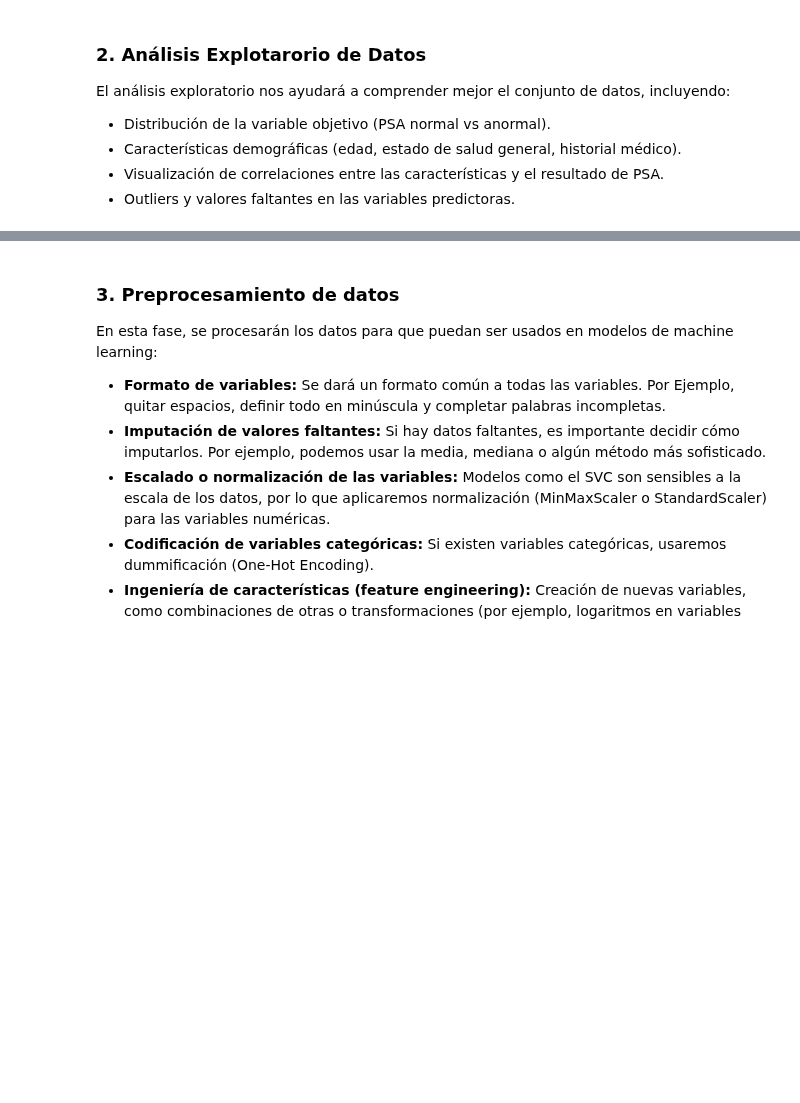
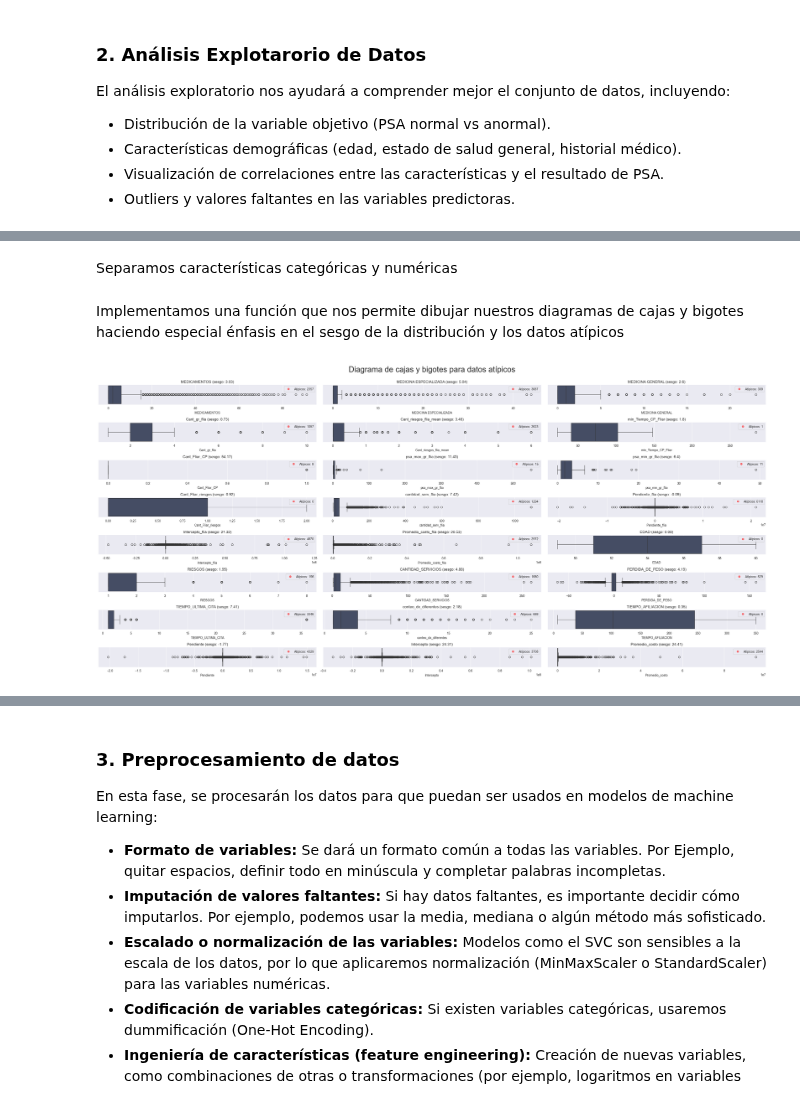
Before and after one commit to alfa7g7/Fundamentos-analitica-II, a Jupyter notebook: UNIDAD II/Proyecto final PSA/proyecto-psa.ipynb, the cells around one changed output, grey strips where cells are left out. Cells and saved outputs as stored; diff of their text form; code cells hidden in the pictures; blank space fills up the shorter version.

```diff
--- a/UNIDAD II/Proyecto final PSA/proyecto-psa.ipynb
+++ b/UNIDAD II/Proyecto final PSA/proyecto-psa.ipynb
@@ -179,3 +179,8 @@ El análisis exploratorio nos ayudará a comprender mejor el conjunto de datos,
 - Características demográficas (edad, estado de salud general, historial médico).
 - Visualización de correlaciones entre las características y el resultado de PSA.
 - Outliers y valores faltantes en las variables predictoras.
+# %%
+# Revisamos las dimensiones del conjunto de datos
+rows, col = df_train.shape
+print ("Dimensiones del conjunto de datos: {}" . format (df_train.shape))
+print ('Filas:', rows, '\nColumnas:', col)
@@ -201,0 +297,32 @@ memory usage: 8.3+ MB
+# %% [markdown]
+Separamos características categóricas y numéricas
+# %%
+num_cols = pd.DataFrame (df_train, columns= df_train.select_dtypes(include=['int64','float64']).columns)
+cat_cols = pd.DataFrame (df_train, columns= df_train.select_dtypes(include=['object']).columns)
+# %% [markdown]
+Implementamos una función que nos permite dibujar nuestros diagramas de cajas y bigotes haciendo especial énfasis en el sesgo de la distribución y los datos atípicos
+# %%
+def plot_numerical_features_boxplots(data, columns_list, rows, cols, title):
+    sns.set_style('darkgrid')
+    fig, axs = plt.subplots(rows, cols, figsize=(30, 14), sharey=True)
+    fig.suptitle(title, fontsize=25, y=1)
+    axs = axs.flatten()
+    outliers_df = pd.DataFrame(columns=['Column', 'Outlier_index', 'Outlier_values'])
+    for i, col in enumerate(columns_list):
+        sns.boxplot(x=data[col], color='#404B69', ax=axs[i])
+        axs[i].set_title(f'{col} (sesgo: {data[col].skew().round(2)})', fontsize=12)
+        Q1 = data[col].quantile(0.25)
+        Q3 = data[col].quantile(0.75)
+        IQR = Q3 - Q1
+        outliers = ((data[col] < (Q1 - 1.5 * IQR)) | (data[col] > (Q3 + 1.5 * IQR)))
+        outliers_index = data[outliers].index.tolist()
+        outliers_values = data[col][outliers].tolist()
+        outliers_df = pd.concat([outliers_df,pd.DataFrame({'Column': col, 'Outlier_index': outliers_index, 'Outlier_values': outliers_values})], ignore_index=True)
+        axs[i].plot([], [], 'ro', alpha=0.5, label=f'Atípicos: {outliers.sum()}')
+        axs[i].legend(loc='upper right', fontsize=10)
+    plt.tight_layout()
+    return outliers_df
+# %%
+outliers_df = plot_numerical_features_boxplots(data=df_train, columns_list=num_cols, rows=8, cols=3, title='Diagrama de cajas y bigotes para datos atípicos')
+# %% [output]
+[figure, added]
```
Also changed, not shown: parts of 14 cells of this notebook.
